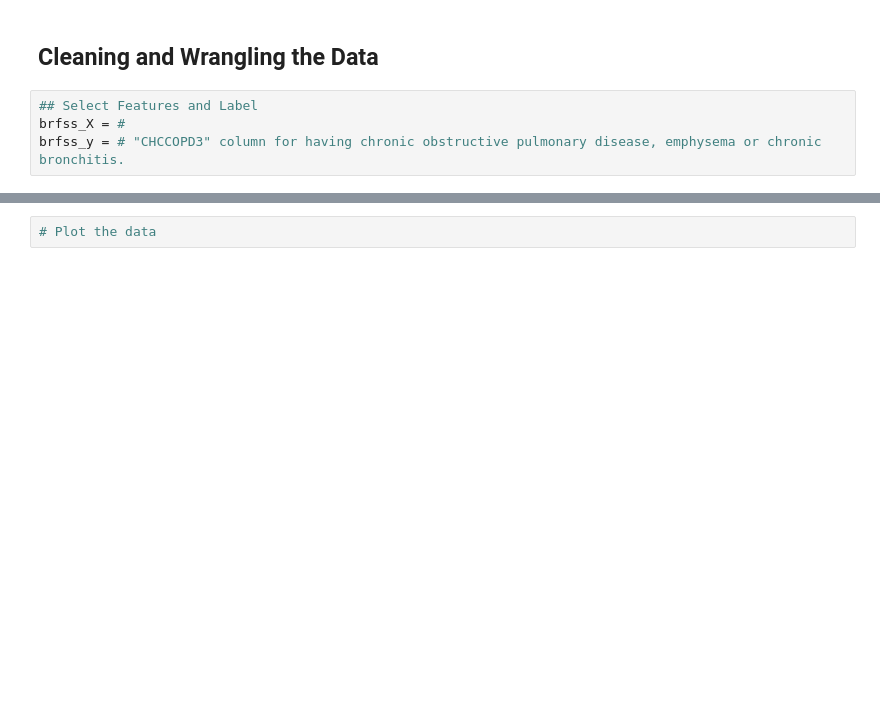
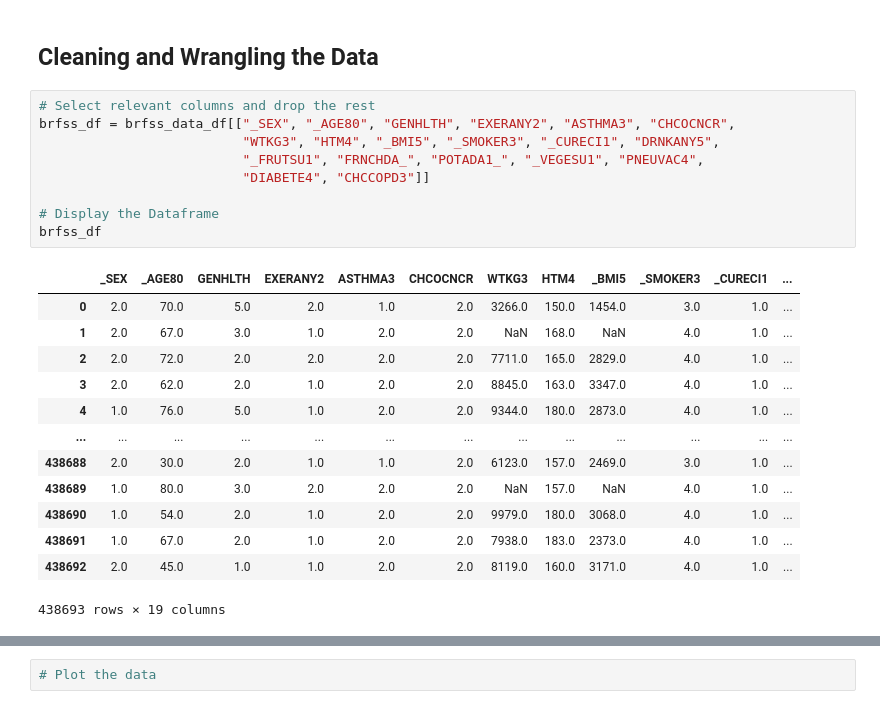
Before and after one commit to andyvu016/project2-team2, a Jupyter notebook: Analysis.ipynb, the cells around one changed output, grey strips where cells are left out. Saved outputs shown, nothing was run; the diff lists cells and outputs as text; blank space fills up the shorter version.

```diff
--- a/Analysis.ipynb
+++ b/Analysis.ipynb
@@ -43,8 +48,27 @@ brfss_df
 438693 rows × 303 columns
 # %% [markdown]
 ## Cleaning and Wrangling the Data
-# %%
-## Select Features and Label
-brfss_X = #
-brfss_y = # "CHCCOPD3" column for having chronic obstructive pulmonary disease, emphysema or chronic bronchitis.
+# %%
+# Select relevant columns and drop the rest
+brfss_df = brfss_data_df[["_SEX", "_AGE80", "GENHLTH", "EXERANY2", "ASTHMA3", "CHCOCNCR",
+                          "WTKG3", "HTM4", "_BMI5", "_SMOKER3", "_CURECI1", "DRNKANY5",
+                          "_FRUTSU1", "FRNCHDA_", "POTADA1_", "_VEGESU1", "PNEUVAC4",
+                          "DIABETE4", "CHCCOPD3"]]
+
+# Display the Dataframe
+brfss_df
+# %% [output]
+|  | _SEX | _AGE80 | GENHLTH | EXERANY2 | ASTHMA3 | CHCOCNCR | WTKG3 | HTM4 | _BMI5 | _SMOKER3 | _CURECI1 | ... |
+| 0 | 2.0 | 70.0 | 5.0 | 2.0 | 1.0 | 2.0 | 3266.0 | 150.0 | 1454.0 | 3.0 | 1.0 | ... |
+| 1 | 2.0 | 67.0 | 3.0 | 1.0 | 2.0 | 2.0 | NaN | 168.0 | NaN | 4.0 | 1.0 | ... |
+| 2 | 2.0 | 72.0 | 2.0 | 2.0 | 2.0 | 2.0 | 7711.0 | 165.0 | 2829.0 | 4.0 | 1.0 | ... |
+| 3 | 2.0 | 62.0 | 2.0 | 1.0 | 2.0 | 2.0 | 8845.0 | 163.0 | 3347.0 | 4.0 | 1.0 | ... |
+| 4 | 1.0 | 76.0 | 5.0 | 1.0 | 2.0 | 2.0 | 9344.0 | 180.0 | 2873.0 | 4.0 | 1.0 | ... |
+| ... | ... | ... | ... | ... | ... | ... | ... | ... | ... | ... | ... | ... |
+| 438688 | 2.0 | 30.0 | 2.0 | 1.0 | 1.0 | 2.0 | 6123.0 | 157.0 | 2469.0 | 3.0 | 1.0 | ... |
+| 438689 | 1.0 | 80.0 | 3.0 | 2.0 | 2.0 | 2.0 | NaN | 157.0 | NaN | 4.0 | 1.0 | ... |
+| 438690 | 1.0 | 54.0 | 2.0 | 1.0 | 2.0 | 2.0 | 9979.0 | 180.0 | 3068.0 | 4.0 | 1.0 | ... |
+| 438691 | 1.0 | 67.0 | 2.0 | 1.0 | 2.0 | 2.0 | 7938.0 | 183.0 | 2373.0 | 4.0 | 1.0 | ... |
+| 438692 | 2.0 | 45.0 | 1.0 | 1.0 | 2.0 | 2.0 | 8119.0 | 160.0 | 3171.0 | 4.0 | 1.0 | ... |
+438693 rows × 19 columns
 # %%
```
Also changed, not shown: parts of 5 cells of this notebook.
